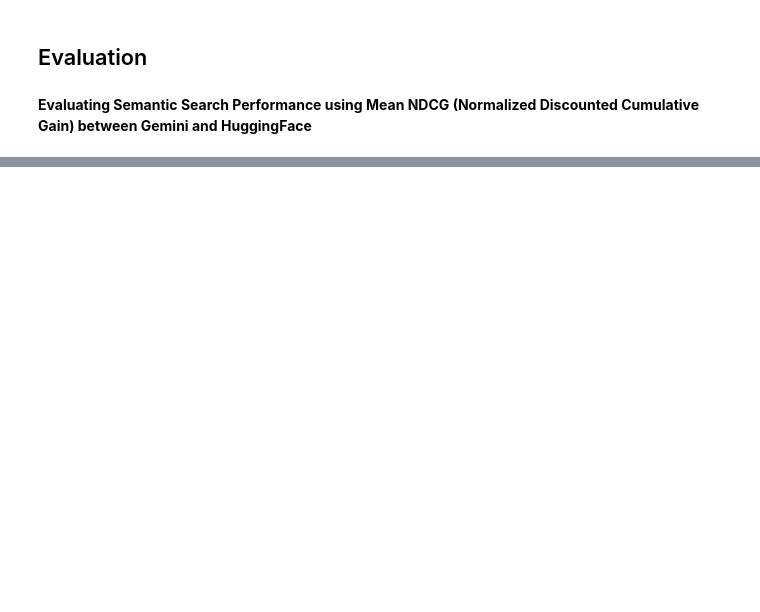
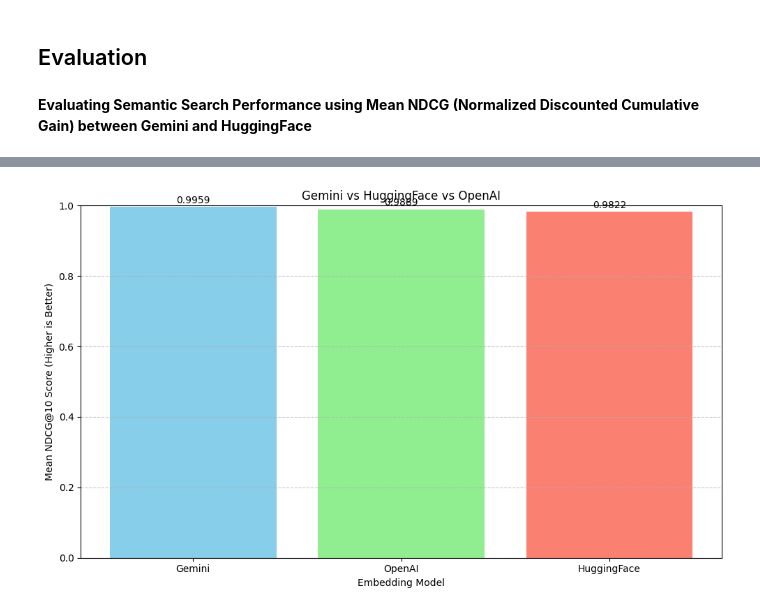
Before and after one commit to anamulislamshamim/search_optimization, a Jupyter notebook: embedding_search_performance_evaluation.ipynb, the cells around one changed output, grey strips where cells are left out. Drawn from its saved outputs; the diff is of its cells as text; code cells hidden in the pictures; blank space fills up the shorter version.

```diff
--- a/embedding_search_performance_evaluation.ipynb
+++ b/embedding_search_performance_evaluation.ipynb
@@ -480,0 +494,77 @@ Both Model Perform same score. So, I will go with HuggingFace because it is free
+# %%
+import numpy as np
+import matplotlib.pyplot as plt
+import pandas as pd
+import random
+
+
+def shuffle_scores(scores_list):
+    """Simulates a real ranking by shuffling each relevance list."""
+    return [random.sample(scores, len(scores)) for scores in scores_list]
+
+# 1. Define the NDCG Metric Function
+def ndcg_at_k(relevance_scores):
+    relevance_scores = np.asarray(relevance_scores)
+    k = len(relevance_scores)
+
+    # Ranking positions 0..k-1 → log2(i+2)
+    discount = np.log2(np.arange(2, k + 2))
+    dcg = np.sum(relevance_scores / discount)
+
+    ideal = np.sort(relevance_scores)[::-1]
+    idcg = np.sum(ideal / discount)
+
+    if idcg == 0:
+        return 0.0
+
+    return dcg / idcg
+
+# 2. Simulate Search Result Relevance Data
+# NOTE: In a real scenario, this data would come from human-labeled results
+# (ground truth) of your kNN searches.
+simulated_relevance_data = {
+    "HuggingFace": shuffle_scores(HuggingFace_Scores),
+    "Gemini": shuffle_scores(Gemini_Scores),
+    "OpenAI": shuffle_scores(OpenAI_Scores)
+}
+
+# 3. Calculate NDCG@10 for each Query and Model
+ndcg_results = {}
+for model, scores_list in simulated_relevance_data.items():
+    # Convert list of relevance scores to numpy array for calculation
+    ndcg_list = [ndcg_at_k(np.array(scores)) for scores in scores_list]
+    ndcg_results[model] = ndcg_list
+
+df_ndcg = pd.DataFrame(ndcg_results)
+df_ndcg.index = [f"Query {i+1}" for i in range(len(df_ndcg))]
+
+# 4. Aggregate: Calculate Mean NDCG (MNDCG) across all queries
+mean_ndcg = df_ndcg.mean().sort_values(ascending=False)
+
+# 5. Plot the Mean NDCG Results
+models = mean_ndcg.index
+scores = mean_ndcg.values
+
+plt.figure(figsize=(10, 6))
+bars = plt.bar(models, scores, color=['skyblue', 'lightgreen', 'salmon'])
+
+# Add the MNDCG value on top of each bar
+for bar in bars:
+    yval = bar.get_height()
+    plt.text(bar.get_x() + bar.get_width()/2, yval + 0.005,
+             f'{yval:.4f}', ha='center', va='bottom', fontsize=10)
+
+# UPDATED TITLE for better context
+plt.title('Gemini vs HuggingFace vs OpenAI', fontsize=12)
+plt.xlabel('Embedding Model', fontsize=10)
+plt.ylabel('Mean NDCG@10 Score (Higher is Better)', fontsize=10)
+plt.ylim(0, 1.0)
+plt.grid(axis='y', linestyle='--', alpha=0.7)
+plt.tight_layout()
+
+# Save the plot
+plt.savefig('images/embedding_model_comparison_ndcg_fixed.png')
+
+print("✅ Calculated Mean NDCG Scores (Fixed Data):")
+print(mean_ndcg)
+# %% [output]
@@ -480,0 +576 @@ Both Model Perform same score. So, I will go with HuggingFace because it is free
+[figure, added]
```
Also changed, not shown: parts of 11 cells of this notebook, 1 other file.
